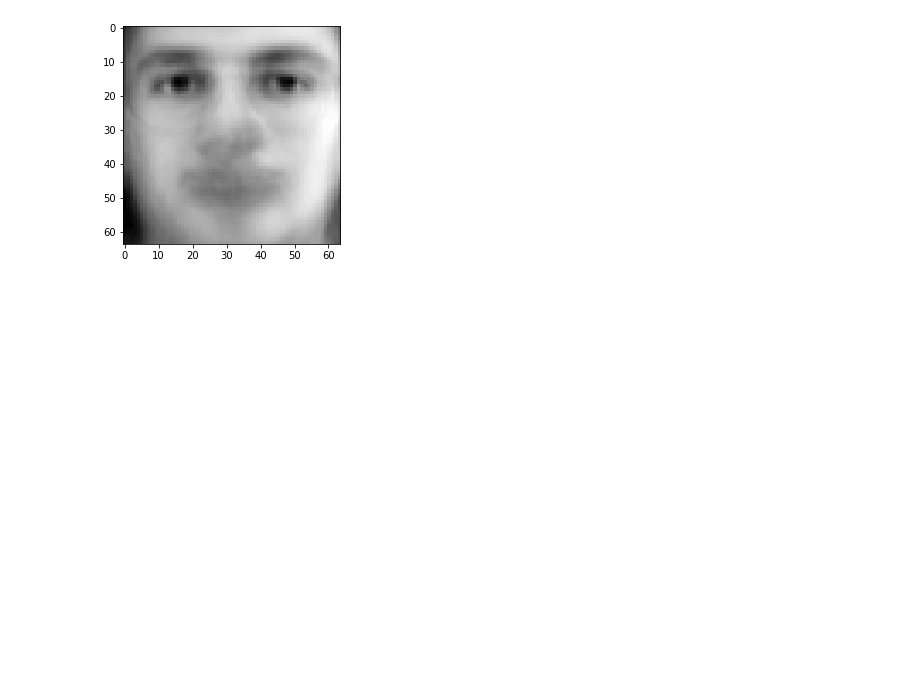
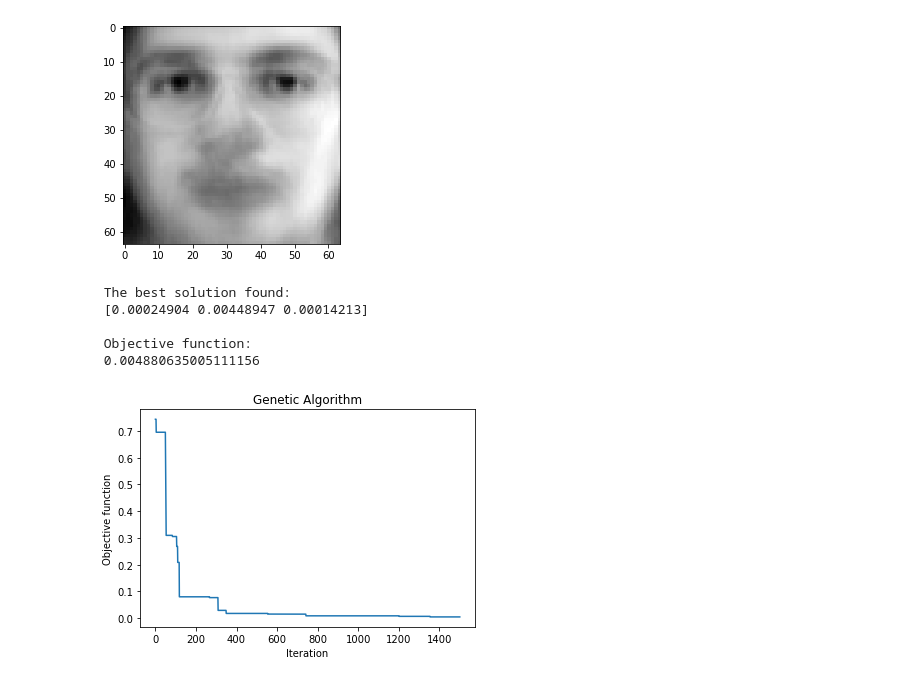
Before and after one commit to cse6740/Main, a Jupyter notebook: Project/project.ipynb, the cells around one changed output. Cells and saved outputs as stored; diff of their text form; code cells hidden in the pictures; blank space fills up the shorter version.

```diff
--- a/Project/project.ipynb
+++ b/Project/project.ipynb
@@ -226,3 +239,21 @@ plt.imshow((V@(mu[0])).T.reshape((64,64)), cmap=plt.cm.gray)
 # %% [output]
 <matplotlib.image.AxesImage at 0x...>
 [figure]
+# %%
+from geneticalgorithm import geneticalgorithm as ga
+def f(X):
+    return np.sum(X)
+
+
+varbound=np.array([[0,10]]*3)
+
+model=ga(function=f,dimension=3,variable_type='real',variable_boundaries=varbound)
+
+model.run()
+# %% [output]
+ The best solution found:
+ [0.00024904 0.00448947 0.00014213]
+
+ Objective function:
+ 0.004880635005111156
+[figure, added]
```
Also changed, not shown: parts of 20 cells of this notebook.
